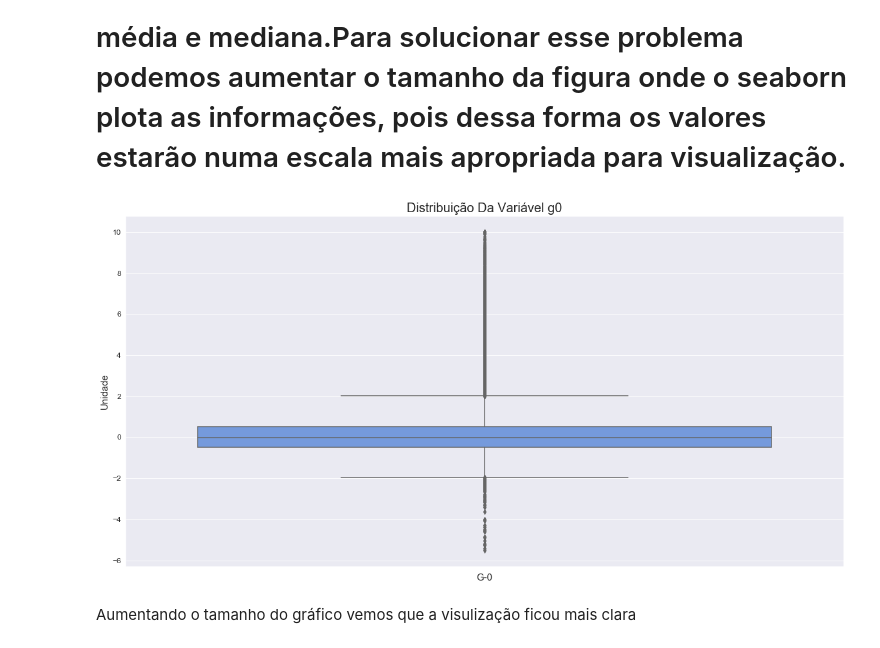
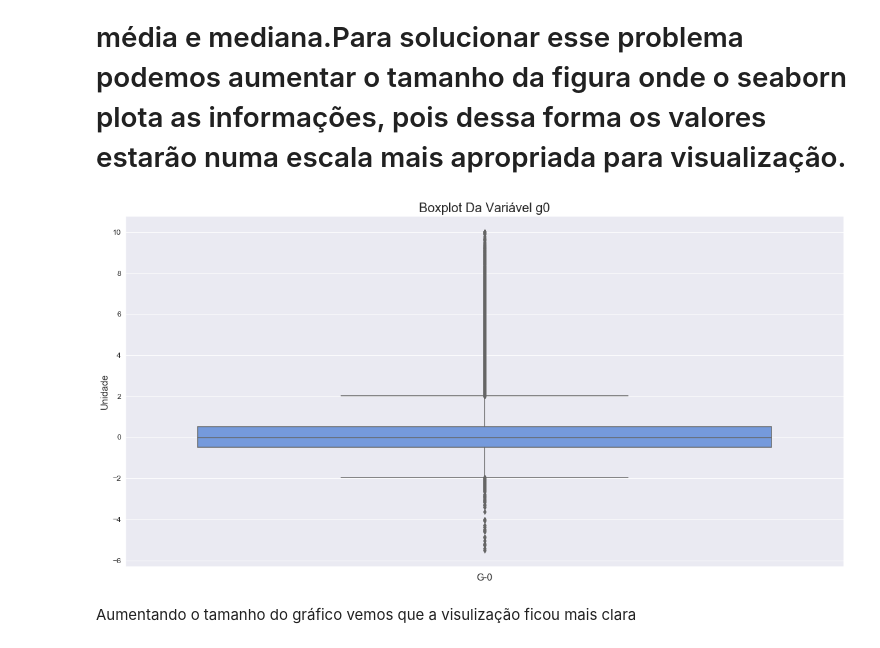
Before and after one commit to PedroHCAlmeida/imersao_dados3, a Jupyter notebook: Aula_2.ipynb, the cells around one changed output. Cells and saved outputs as stored; diff of their text form; code cells hidden in the pictures.

```diff
--- a/Aula_2.ipynb
+++ b/Aula_2.ipynb
@@ -179,24 +179,24 @@ plt.show()
 # %%
 #Criando figura e eixos
 fig, ax = plt.subplots(figsize=(20,10))
 
 #Mudando o estilo de fundo
 sns.set_style('darkgrid')
 
 #Criando o gráfico
 sns.boxplot(y='g0', data=data, ax=ax, color='cornflowerblue')
 
 #Plotando as legendas e mudando o tamanho das fontes
-plt.title('Distribuição Da Variável g0', fontsize=20)
+plt.title('Boxplot Da Variável g0', fontsize=20)
 plt.ylabel('Unidade', fontsize=15)
 plt.xlabel('G-0', fontsize=15)
 plt.xticks( fontsize=12)
 plt.yticks(fontsize=12)
 
 #Mostrando o gráfico
 plt.show()
 # %% [output]
-[figure, old version]
+[figure, new version]
 # %% [markdown]
 Aumentando o tamanho do gráfico vemos que a visulização ficou mais clara
 # %% [markdown]
```
Also changed, not shown: parts of 4 cells of this notebook.
